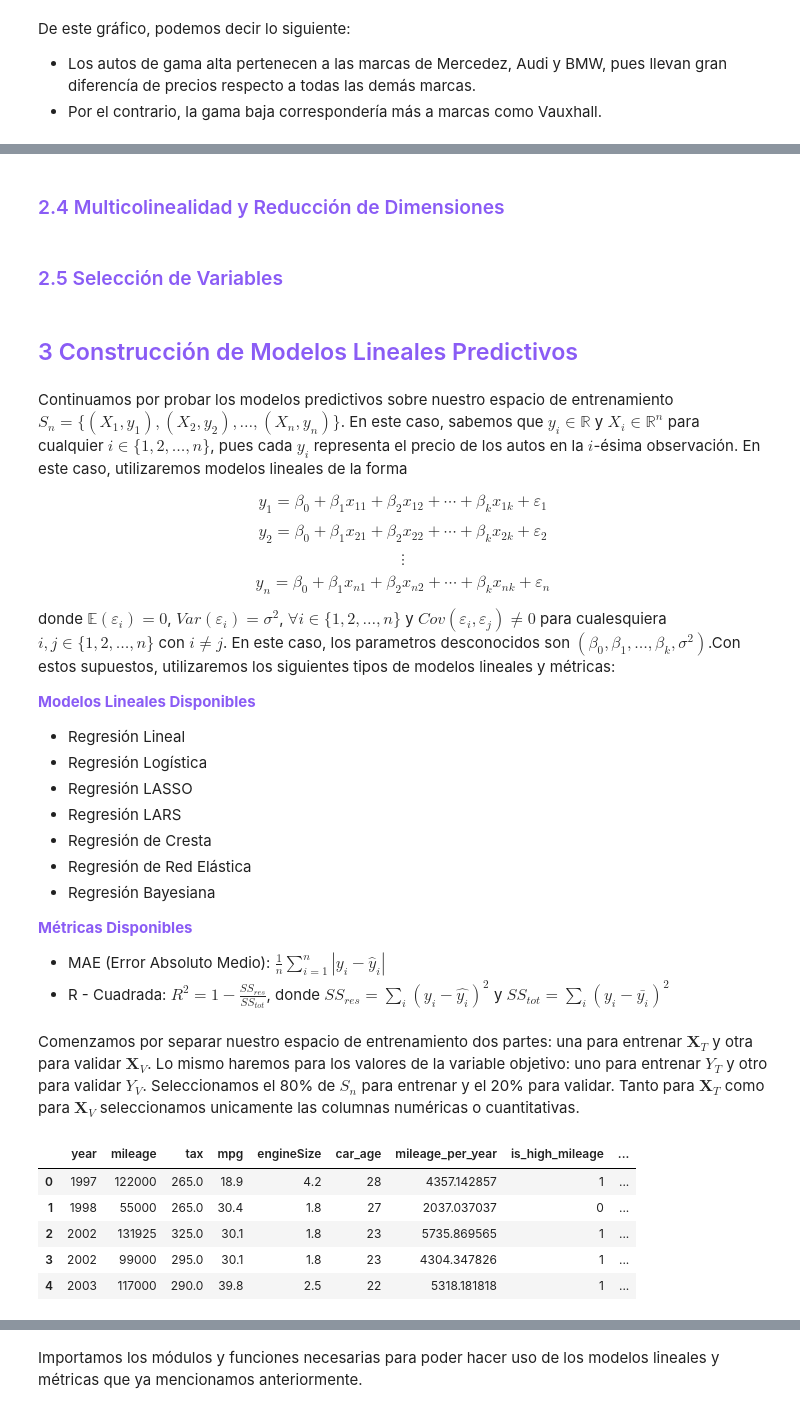
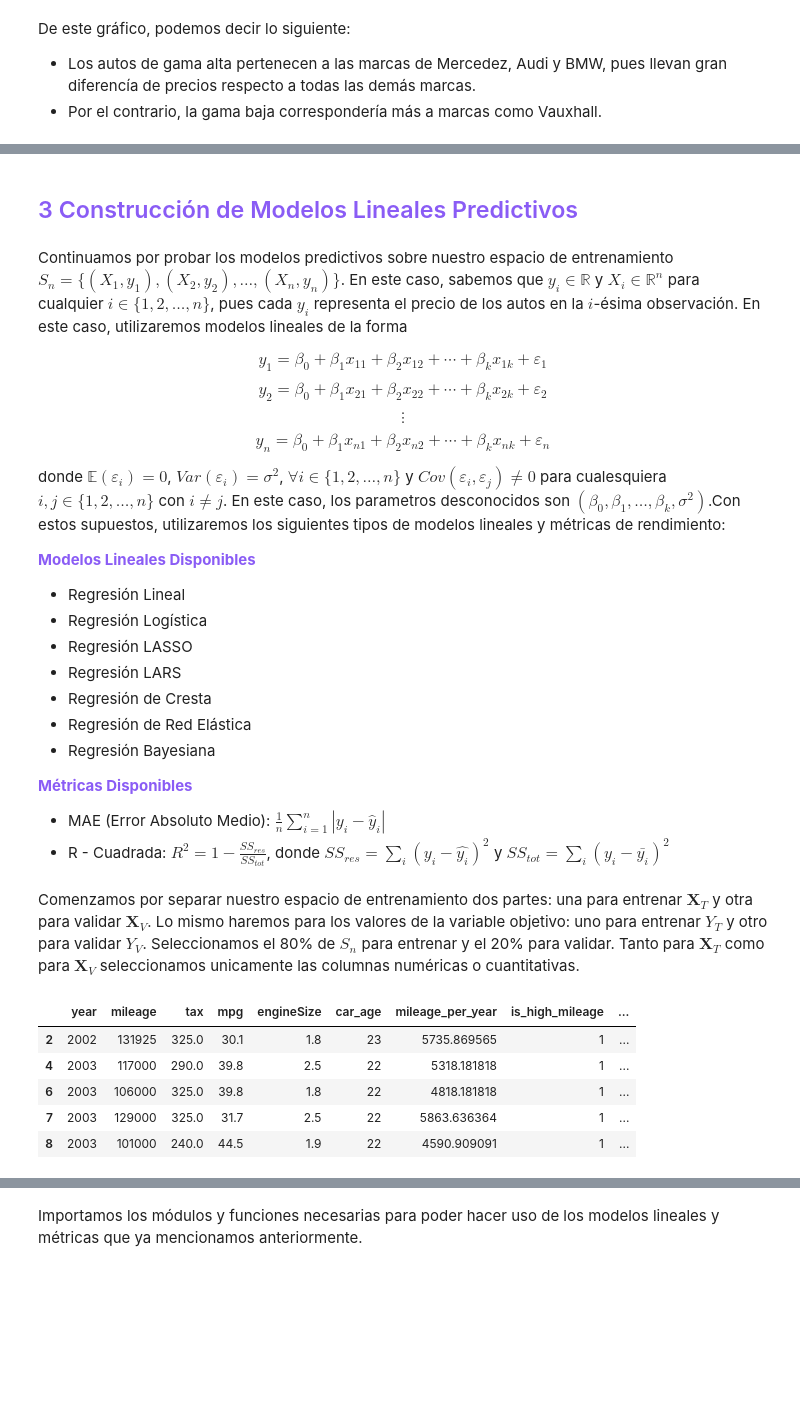
Before and after one commit to AuriRaven/used_cars_price_prediction, a Jupyter notebook: practica1_m2.ipynb, the cells around one changed output, grey strips where cells are left out. Drawn from its saved outputs; the diff is of its cells as text; code cells hidden in the pictures; blank space fills up the shorter version.

```diff
--- a/practica1_m2.ipynb
+++ b/practica1_m2.ipynb
@@ -676,8 +704,4 @@ fig_corr.show()
 * Algunos influyen positivamente, y otros negativamente, por ejemplo su edad  y su motor están correlacionadas negativa y positivamente con el precio.
-# %% [markdown]
-### <span style="color: rgb(138, 92, 245);">2.4 Multicolinealidad y Reducción de Dimensiones</span>
-# %% [markdown]
-### <span style="color: rgb(138, 92, 245);">2.5 Selección de Variables</span>
 # %% [markdown]
 ## <span style="color: rgb(138, 92, 245);">3 Construcción de Modelos Lineales Predictivos</span>
 # %% [markdown]
@@ -688,7 +712,7 @@ $$y_2=\beta_0+\beta_1x_{21}+\beta_2x_{22}+\cdots+\beta_kx_{2k}+\varepsilon_2$$
 $$\vdots$$
 $$y_n=\beta_0+\beta_1x_{n1}+\beta_2x_{n2}+\cdots+\beta_kx_{nk}+\varepsilon_n$$
 
-donde $\mathbb{E}(\varepsilon_i)=0$, $Var(\varepsilon_i)=\sigma^2$, $\forall i \in\{1,2,\dots,n\}$ y $Cov(\varepsilon_i,\varepsilon_j)\neq 0$ para cualesquiera $i,j\in\{1,2,\dots,n\}$ con $i\neq j$. En este caso, los parametros desconocidos son $(\beta_0,\beta_1,\dots,\beta_k,\sigma^2)$.Con estos supuestos, utilizaremos los siguientes tipos de modelos lineales y métricas:
+donde $\mathbb{E}(\varepsilon_i)=0$, $Var(\varepsilon_i)=\sigma^2$, $\forall i \in\{1,2,\dots,n\}$ y $Cov(\varepsilon_i,\varepsilon_j)\neq 0$ para cualesquiera $i,j\in\{1,2,\dots,n\}$ con $i\neq j$. En este caso, los parametros desconocidos son $(\beta_0,\beta_1,\dots,\beta_k,\sigma^2)$.Con estos supuestos, utilizaremos los siguientes tipos de modelos lineales y métricas de rendimiento:
 
 **<span style="color: rgb(138, 92, 245);">Modelos Lineales Disponibles</span>**
 
@@ -706,15 +730,15 @@ donde $\mathbb{E}(\varepsilon_i)=0$, $Var(\varepsilon_i)=\sigma^2$, $\forall i \
 # %% [markdown]
 Comenzamos por separar nuestro espacio de entrenamiento dos partes: una para entrenar $\mathbf{X}_T$ y otra para validar $\mathbf{X}_V$. Lo mismo haremos para los valores de la variable objetivo: uno para entrenar $Y_T$ y otro para validar $Y_V$. Seleccionamos el 80% de $S_n$ para entrenar y el 20% para validar. Tanto para $\mathbf{X}_T$ como para $\mathbf{X}_V$ seleccionamos unicamente las columnas numéricas o cuantitativas.
 # %%
-numeric_df = df_features.select_dtypes(include='number')
+numeric_df = df_final.select_dtypes(include='number')
 numeric_df.head()
 # %% [output]
 |  | year | mileage | tax | mpg | engineSize | car_age | mileage_per_year | is_high_mileage | ... |
-| 0 | 1997 | 122000 | 265.0 | 18.9 | 4.2 | 28 | 4357.142857 | 1 | ... |
-| 1 | 1998 | 55000 | 265.0 | 30.4 | 1.8 | 27 | 2037.037037 | 0 | ... |
 | 2 | 2002 | 131925 | 325.0 | 30.1 | 1.8 | 23 | 5735.869565 | 1 | ... |
-| 3 | 2002 | 99000 | 295.0 | 30.1 | 1.8 | 23 | 4304.347826 | 1 | ... |
 | 4 | 2003 | 117000 | 290.0 | 39.8 | 2.5 | 22 | 5318.181818 | 1 | ... |
+| 6 | 2003 | 106000 | 325.0 | 39.8 | 1.8 | 22 | 4818.181818 | 1 | ... |
+| 7 | 2003 | 129000 | 325.0 | 31.7 | 2.5 | 22 | 5863.636364 | 1 | ... |
+| 8 | 2003 | 101000 | 240.0 | 44.5 | 1.9 | 22 | 4590.909091 | 1 | ... |
 # %%
 # 0. Importamos las librerías:
 from sklearn.model_selection import train_test_split
```
Also changed, not shown: parts of 30 cells of this notebook, 7 other files.
